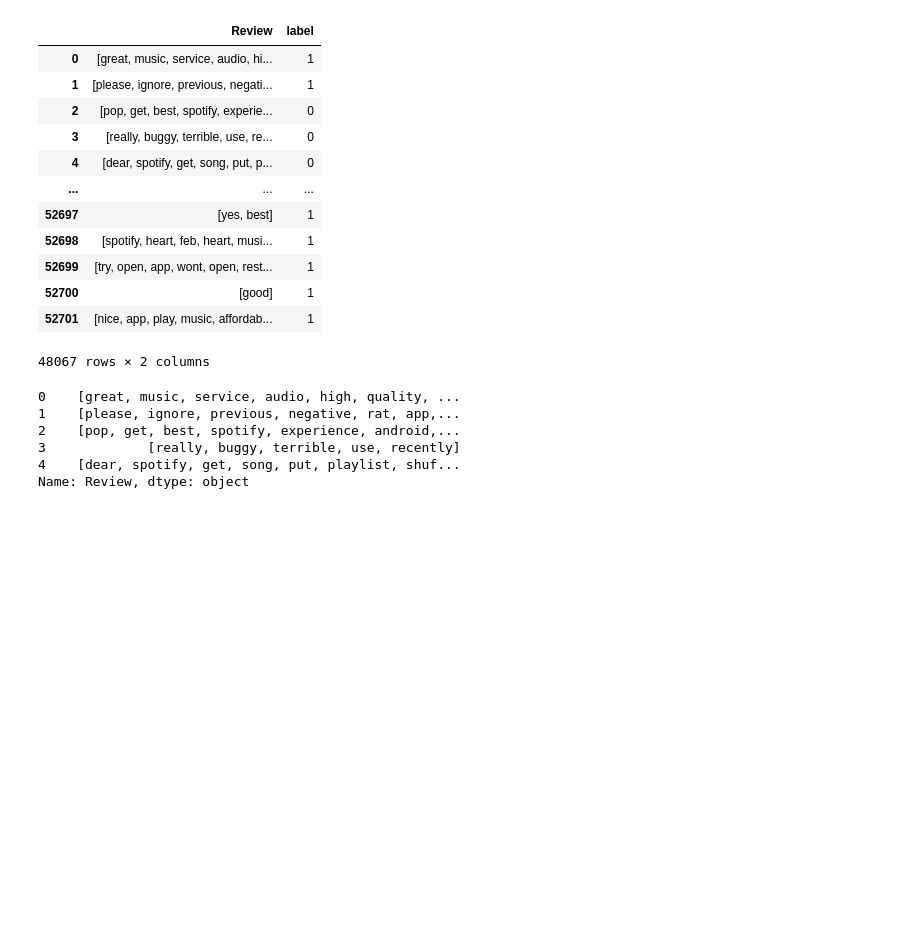
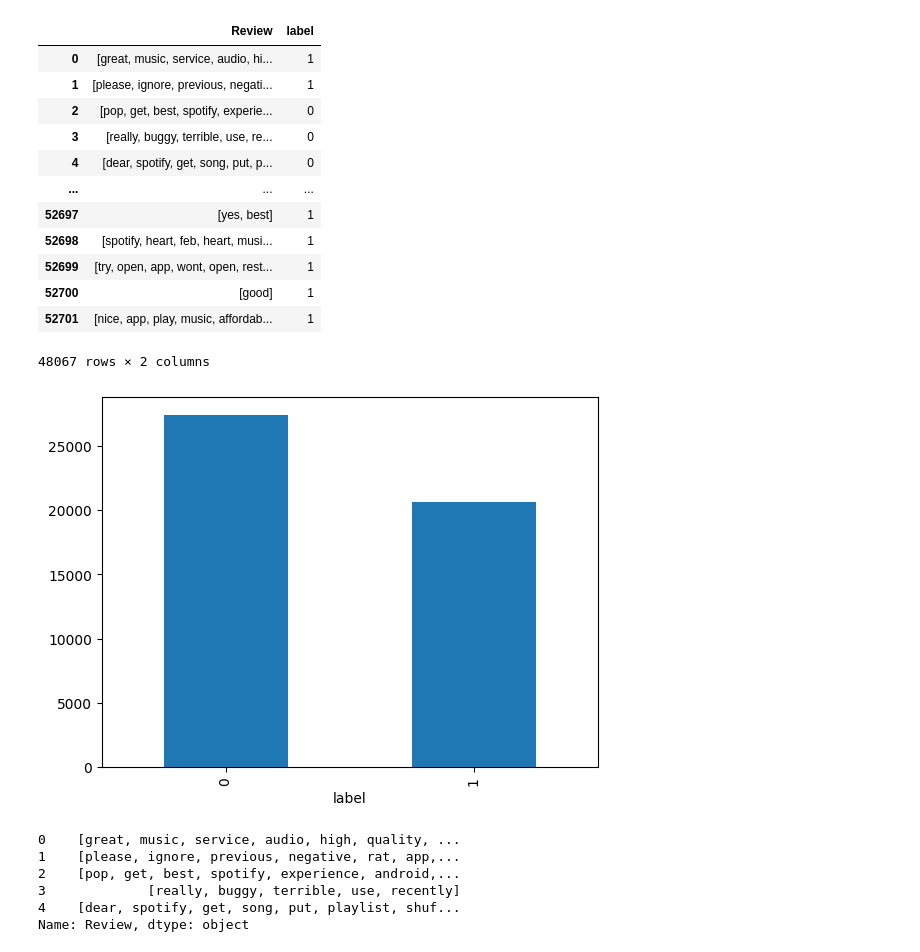
Before and after one commit to HabKaffee/nlp_classification, a Jupyter notebook: report.ipynb, the cells around one changed output. Cells and saved outputs as stored; diff of their text form; code cells hidden in the pictures; blank space fills up the shorter version.

```diff
--- a/report.ipynb
+++ b/report.ipynb
@@ -78,6 +85,12 @@ dataset
 | 52700 | [good] | 1 |
 | 52701 | [nice, app, play, music, affordab... | 1 |
 48067 rows × 2 columns
+# %%
+plt.figure()
+dataset['label'].value_counts().plot.bar()
+plt.show()
+# %% [output]
+[figure, added]
 # %%
 X, Y = dataset['Review'], dataset['label']
 # %%
```
Also changed, not shown: parts of 20 cells of this notebook.
